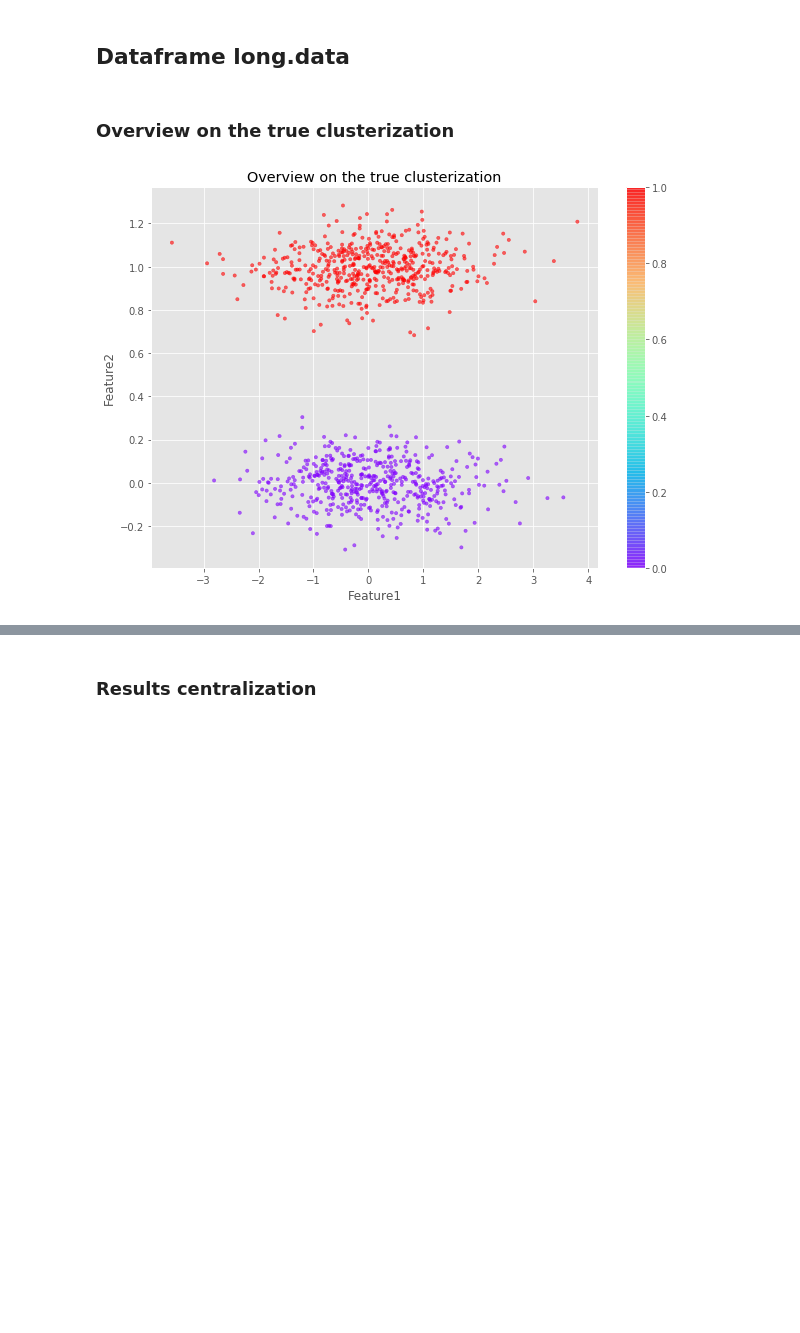
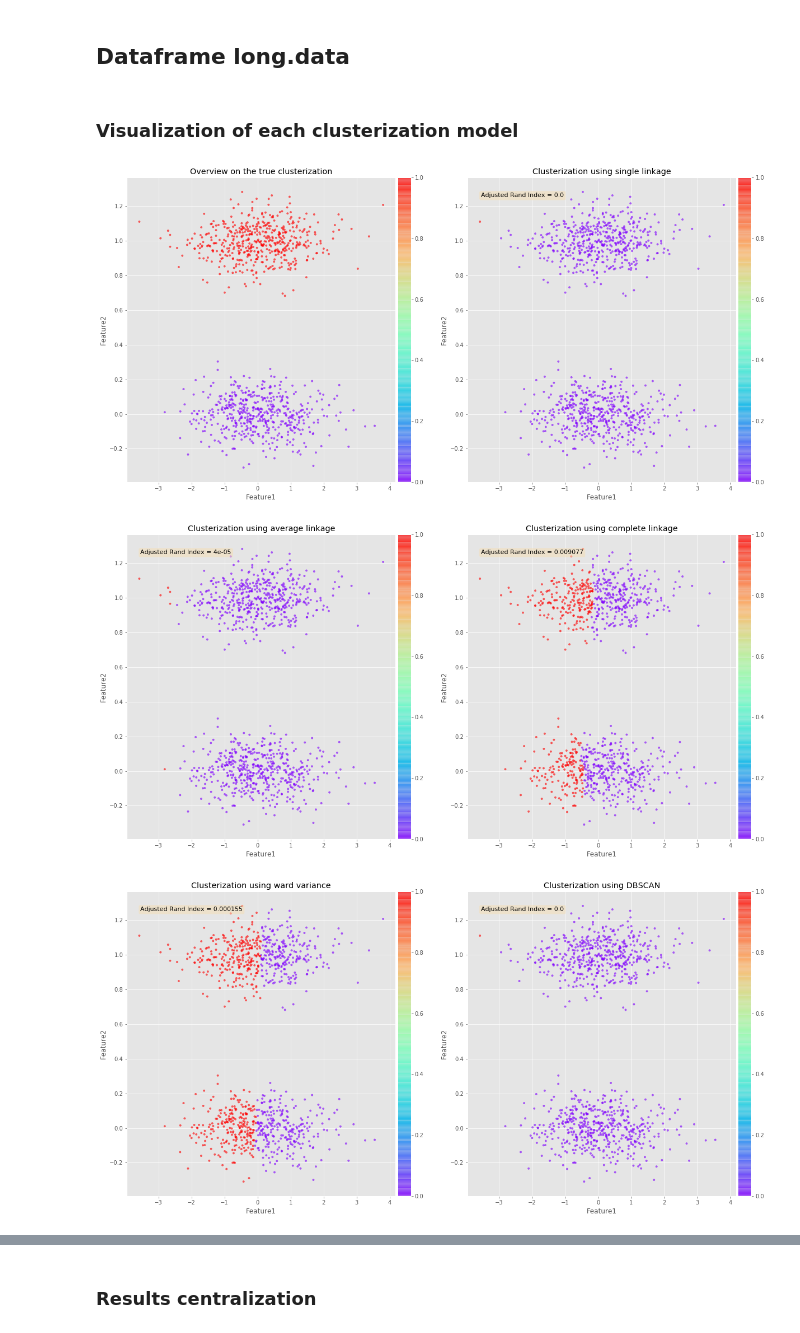
Before and after one commit to RacovitaMadalina/DataMining, a Jupyter notebook: Task5 - Clustering/Task5 - Unsupervised Learning Analysis.ipynb, the cells around one changed output, grey strips where cells are left out. Saved outputs shown, nothing was run; the diff lists cells and outputs as text; code cells hidden in the pictures; blank space fills up the shorter version.

```diff
--- a/Task5 - Clustering/Task5 - Unsupervised Learning Analysis.ipynb
+++ b/Task5 - Clustering/Task5 - Unsupervised Learning Analysis.ipynb
@@ -203,8 +192,3 @@ The adjusted Rand Index for clusterization using complete linkage is: 0.517892
 # %%
 labels_pred = hierarchycal_clustering(max(list(df_2d10c['ClusterIndex'].unique())) + 1,
                                       df_2d10c[['Feature1', 'Feature2']], 'ward')
-plot, ward_variance_adj_rand_index = visualize_clusterization(df_2d10c['Feature1'], df_2d10c['Feature2'],
-                                                              df_2d10c['ClusterIndex'], labels_pred,
-                                                              'Feature1', 'Feature2',
-                                                              'Clusterization using ward variance')
-plot.show()
@@ -270,8 +231,3 @@ def perform_gmm(n_clusters, data):
 
     labels_pred = gmm.predict(data)
     return labels_pred
-
-labels_pred = perform_gmm(max(list(df_2d10c['ClusterIndex'].unique())) + 1, df_2d10c[['Feature1', 'Feature2']].values)
-plot, em_adj_rand_index = visualize_clusterization(feature_one = df_2d10c['Feature1'], feature_two = df_2d10c['Feature2'],
-                         true_labels = df_2d10c['ClusterIndex'], predicted_labels = labels_pred,
-                         xlabel = 'Feature1', ylabel = 'Feature2', title = 'Clusterization using EM')
@@ -283,7 +236,8 @@ The adjusted Rand Index for clusterization using em is: 0.998209
 # %%
 from minisom import MiniSom
 
-def perform_som_clusterisation(data, true_labels, title, n_clusters):
+def perform_som_clusterization(n_clusters, data, feature1, feature2, true_labels, xlabel,
+                               ylabel, title):
     # data normalization
     data = data -  np.mean(data, axis=0)
     data /= np.std(data)
@@ -300,29 +254,30 @@ def perform_som_clusterisation(data, true_labels, title, n_clusters):
     winner_coordinates = np.array([som.winner(x) for x in data]).T
 
     cluster_index = np.ravel_multi_index(winner_coordinates, som_shape)
+
+    fig = plt.figure(figsize=(7,9))
+    ax = fig.add_subplot(111)
+
     adj_rand_index = round(metrics.adjusted_rand_score(true_labels, cluster_index), 6)
+    textstr = 'Adjusted Rand Index = ' + str(adj_rand_index)
+    props = dict(boxstyle='round', facecolor='wheat', alpha=0.5)
+    ax.text(0.05, 0.95, textstr, transform=ax.transAxes, fontsize=11,
+            verticalalignment='top', bbox=props)
 
-    print('The adjusted Rand Index for '+ title + ' is: ' + str(adj_rand_index))
+    # plotting the clusters using the first 2 dimentions of the data
 
-    fig = plt.figure(figsize=(10,7))
-    # plotting the clusters using the first 2 dimentions of the data
     for c in np.unique(cluster_index):
-        plt.scatter(data[cluster_index == c, 0],
-                    data[cluster_index == c,1], label='cluster='+str(c), alpha=.7, s=13)
+        ax.scatter(data[cluster_index == c, 0],
+                    data[cluster_index == c,1], label='cluster='+str(c), alpha=.7, s=11)
 
     # plotting centroids
     for centroid in som.get_weights():
-        plt.scatter(centroid[:, 0], centroid[:, 1], marker='x',
+        ax.scatter(centroid[:, 0], centroid[:, 1], marker='x',
                     s=80, linewidths=35, color='k', label='centroid')
 
+    plt.xlabel(xlabel)
+    plt.ylabel(ylabel)
     plt.title(title)
-    plt.legend();
+    ax.legend(loc='upper center', bbox_to_anchor=(1.13, 1.0), shadow=True, ncol=1)
 
     return adj_rand_index
-
-data = df_2d10c[['Feature1', 'Feature2']].values
-true_labels = df_2d10c['ClusterIndex']
-title = 'SOM clusterization'
-n_clusters = max(list(df_2d10c['ClusterIndex'].unique())) + 1
-
-som_adj_rand_index = perform_som_clusterisation(data, true_labels, title, n_clusters)
@@ -353,9 +376,11 @@ results_df
 ## Dataframe iris.csv
 # %% [markdown]
 ## Dataframe long.data
-# %% [markdown]
-### Overview on the true clusterization
+# %% [markdown]
+### Visualization of each clusterization model
 # %%
-see_true_clusterization(df_long['Feature1'], df_long['Feature2'], df_long['ClusterIndex'], 'Feature1', 'Feature2')
+clusterization_results = perform_all_clusterization_types(df_long, 'Feature1', 'Feature2', 'ClusterIndex')
 # %% [output]
-[figure, old version]
+[figure, new version]
+[figure, added]
+[figure, added]
```
Also changed, not shown: parts of 109 cells of this notebook.
